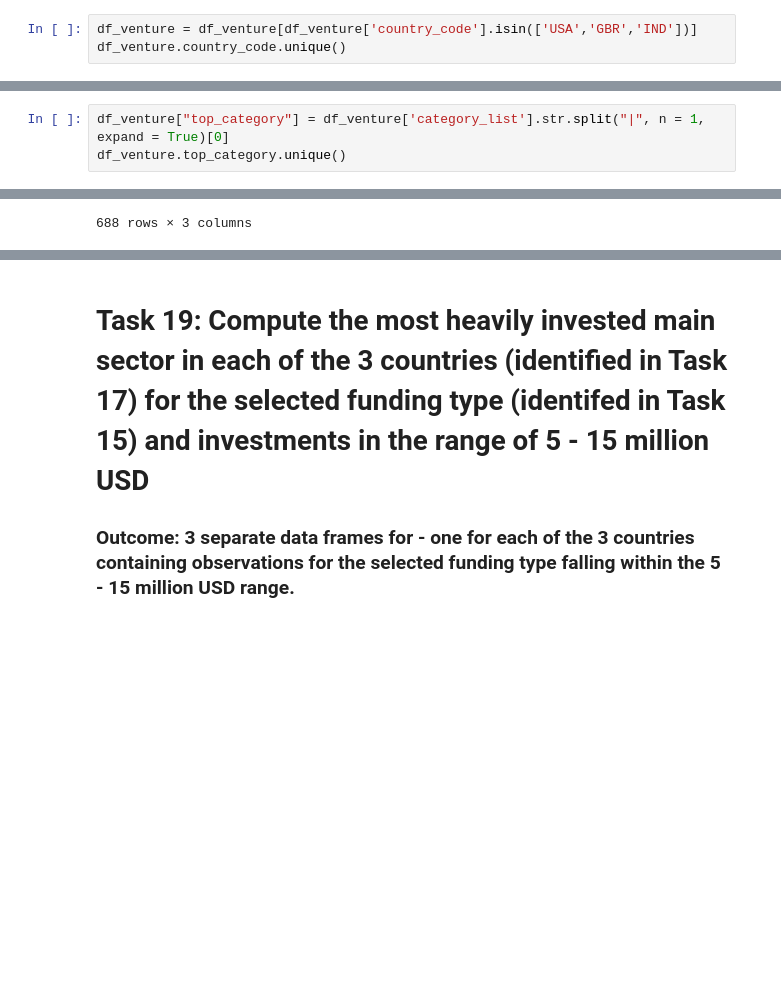
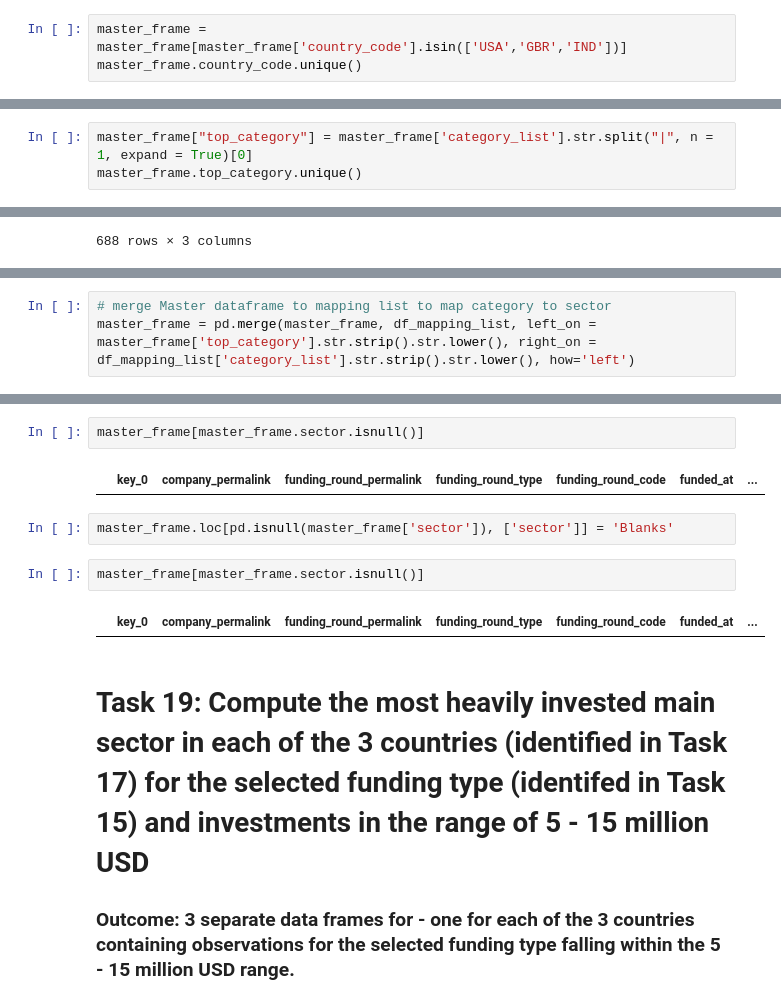
Before and after one commit to Nanditha-G-N/Machine-Learning-Case-Studies, a Jupyter notebook: investment-case-study_SR_AN.ipynb, the cells around one changed output, grey strips where cells are left out. Saved outputs shown, nothing was run; the diff lists cells and outputs as text; blank space fills up the shorter version.

```diff
--- a/investment-case-study_SR_AN.ipynb
+++ b/investment-case-study_SR_AN.ipynb
@@ -301,13 +301,13 @@ Name: raised_amount_usd, dtype: float64
 # Task 18: Map each company's primary sector to one of the 8 main sectors defined in the mappings.csv
 ### Outcome: Merged data frame that maps the primary sector to the main sector
 # %%
-df_venture = df_venture[df_venture['country_code'].isin(['USA','GBR','IND'])]
-df_venture.country_code.unique()
+master_frame = master_frame[master_frame['country_code'].isin(['USA','GBR','IND'])]
+master_frame.country_code.unique()
 # %% [output]
 array(['IND', 'USA', 'GBR'], dtype=object)
 # %%
-df_venture["top_category"] = df_venture['category_list'].str.split("|", n = 1, expand = True)[0]
-df_venture.top_category.unique()
+master_frame["top_category"] = master_frame['category_list'].str.split("|", n = 1, expand = True)[0]
+master_frame.top_category.unique()
 # %% [output]
 array(['Media', 'Analytics', 'Apps', 'Education', 'Curated Web',
        'Health Care', 'Software', 'Biotechnology', 'Enterprise Software',
@@ -402,0 +403,3 @@ array(['Natural Gas Uses', 'Adaptive Equipment', 'Racing',
+# %%
+# merge Master dataframe to mapping list to map category to sector
+master_frame = pd.merge(master_frame, df_mapping_list, left_on = master_frame['top_category'].str.strip().str.lower(), right_on = df_mapping_list['category_list'].str.strip().str.lower(), how='left')
@@ -403,3 +423,13 @@ array(['Natural Gas Uses', 'Adaptive Equipment', 'Racing',
+# %%
+master_frame[master_frame.sector.isnull()]
+# %% [output]
+|  | key_0 | company_permalink | funding_round_permalink | funding_round_type | funding_round_code | funded_at | ... |
+# %%
+master_frame.loc[pd.isnull(master_frame['sector']), ['sector']] = 'Blanks'
+# %%
+master_frame[master_frame.sector.isnull()]
+# %% [output]
+|  | key_0 | company_permalink | funding_round_permalink | funding_round_type | funding_round_code | funded_at | ... |
 # %% [markdown]
 # Task 19: Compute the most heavily invested main sector in each of the 3 countries (identified in Task 17) for the selected funding type (identifed in Task 15) and investments in the range of 5 - 15 million USD
 ### Outcome: 3 separate data frames for - one for each of the 3 countries containing observations for the selected funding type falling within the 5 - 15 million USD range.
```
Also changed, not shown: parts of 16 cells of this notebook.
